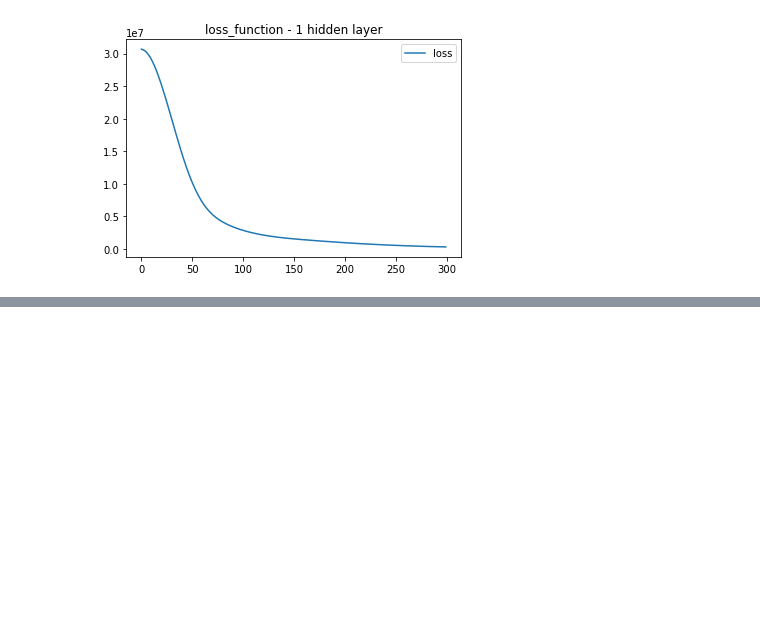
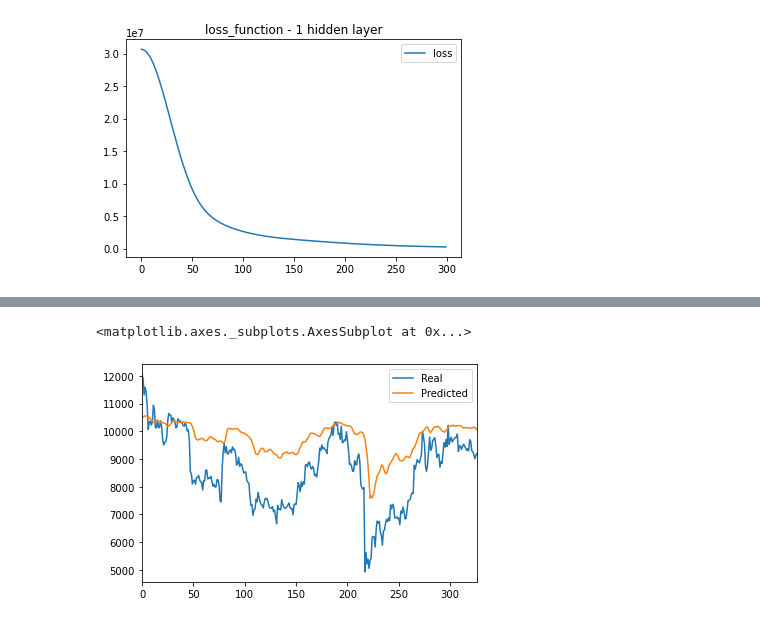
Before and after one commit to HendersonRichardK/Project2, a Jupyter notebook: 2_deep_learning.ipynb, the cells around one changed output, grey strips where cells are left out. Drawn from its saved outputs; the diff is of its cells as text; code cells hidden in the pictures; blank space fills up the shorter version.

```diff
--- a/2_deep_learning.ipynb
+++ b/2_deep_learning.ipynb
@@ -204,0 +366,3 @@ plt.show()
+# %%
+# Train the model
+model_lstm.fit(X_train_lstm, y_train_lstm, epochs=20, shuffle=False, batch_size=1, verbose=1)
@@ -204,0 +394,14 @@ plt.show()
+# %%
+# Make some predictions
+predicted = model_lstm.predict(X_test_lstm)
+# %%
+# Recover the original prices instead of the scaled version
+predicted_prices = scaler.inverse_transform(predicted)
+real_prices = scaler.inverse_transform(y_test_lstm.reshape(-1, 1))
+# %%
+# Create a DataFrame of Real and Predicted values
+btc_compare = pd.DataFrame({
+    "Real": real_prices.ravel(),
+    "Predicted": predicted_prices.ravel()
+})
+btc_compare
@@ -204,0 +427,6 @@ plt.show()
+# %%
+# Plot the real vs predicted prices as a line chart
+btc_compare.plot()
+# %% [output]
+<matplotlib.axes._subplots.AxesSubplot at 0x...>
+[figure, added]
```
Also changed, not shown: parts of 28 cells of this notebook, 2 other files.
